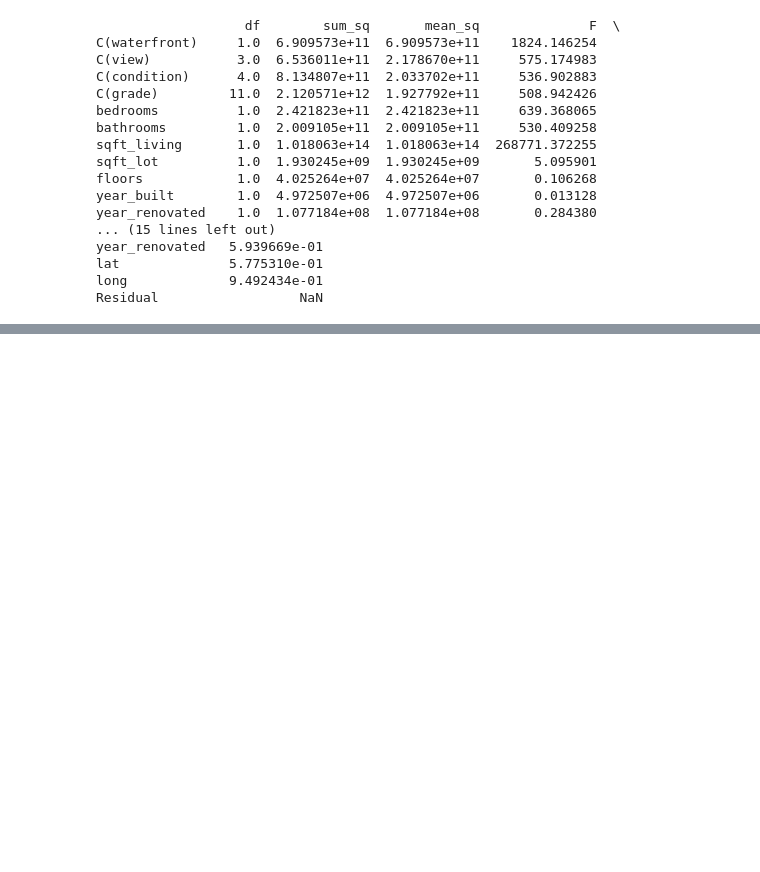
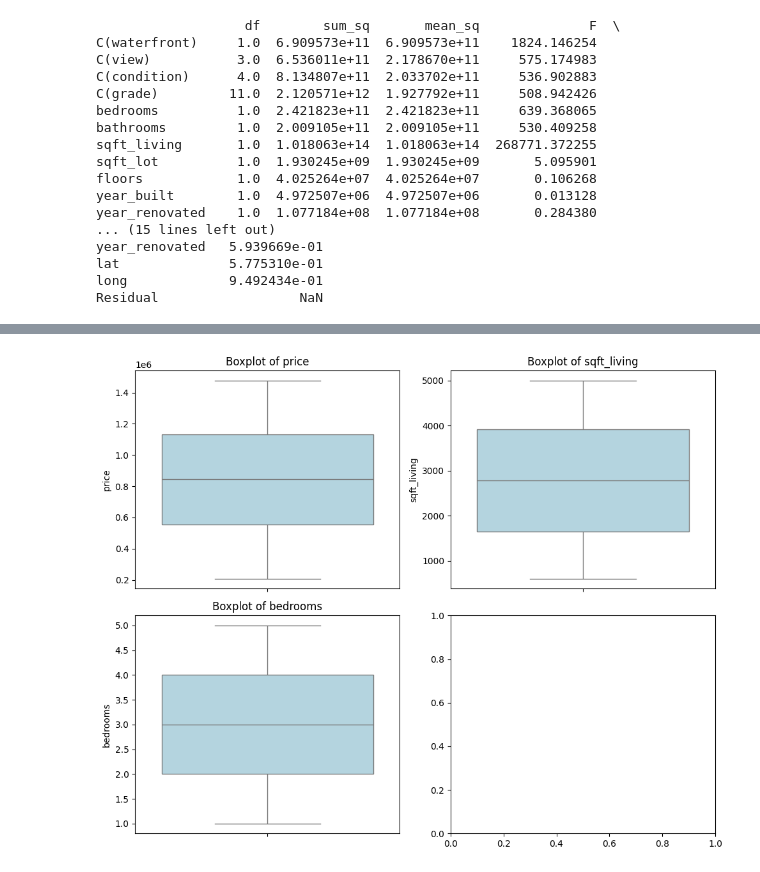
Before and after one commit to gregory-bot/python-chatbot-assignment, a Jupyter notebook: house-prices.ipynb, the cells around one changed output, grey strips where cells are left out. Drawn from its saved outputs; the diff is of its cells as text; code cells hidden in the pictures; blank space fills up the shorter version.

```diff
--- a/house-prices.ipynb
+++ b/house-prices.ipynb
@@ -239,5 +239,5 @@ long             9.492434e-01
 Residual                  NaN
 # %%
 #first convert the date to datetime format
-house_prices_data["year_renovated"] = pd.to_datetime(house_prices_data["year_renovated"])
-house_prices_data.info()
+#house_prices_data["year_renovated"] = pd.to_datetime(house_prices_data["year_renovated"])
+#house_prices_data.info()
@@ -262,7 +244,8 @@ memory usage: 109.5 KB
 # %%
 #feature engineering since renovation
 current_year=pd.Timestamp.now().year
-house_prices_data["year since renovation"]=current_year - house_prices_data["year_renovated"].dt.year
+house_prices_data["year since renovation"]=current_year - house_prices_data["year_renovated"]
+house_prices_data["year since renovation"]=house_prices_data["year since renovation"].where(house_prices_data["year_renovated"]>0,0)
 house_prices_data.head()
 # %% [output]
 |  | bedrooms | bathrooms | sqft_living | sqft_lot | floors | waterfront | view | condition | grade | ... |
@@ -273,0 +306,19 @@ house_prices_data.head()
+# %%
+# Select numeric columns to visualize
+numeric_cols = ['price', 'sqft_living', 'bedrooms', 'bathrooms']
+
+# Create subplots
+fig, axes = plt.subplots(2, 2, figsize=(10, 8))
+
+# Loop through each numeric column and create a boxplot
+for ax, col in zip(axes.flat, numeric_cols):
+    sns.boxplot(y=house_prices_data[col], ax=ax, color='lightblue')
+    ax.set_title(f'Boxplot of {col}')
+    ax.set_xlabel('')
+    ax.set_ylabel(col)
+
+# Adjust layout and display
+plt.tight_layout()
+plt.show()
+# %% [output]
+[figure, added]
```
Also changed, not shown: parts of 7 cells of this notebook.
